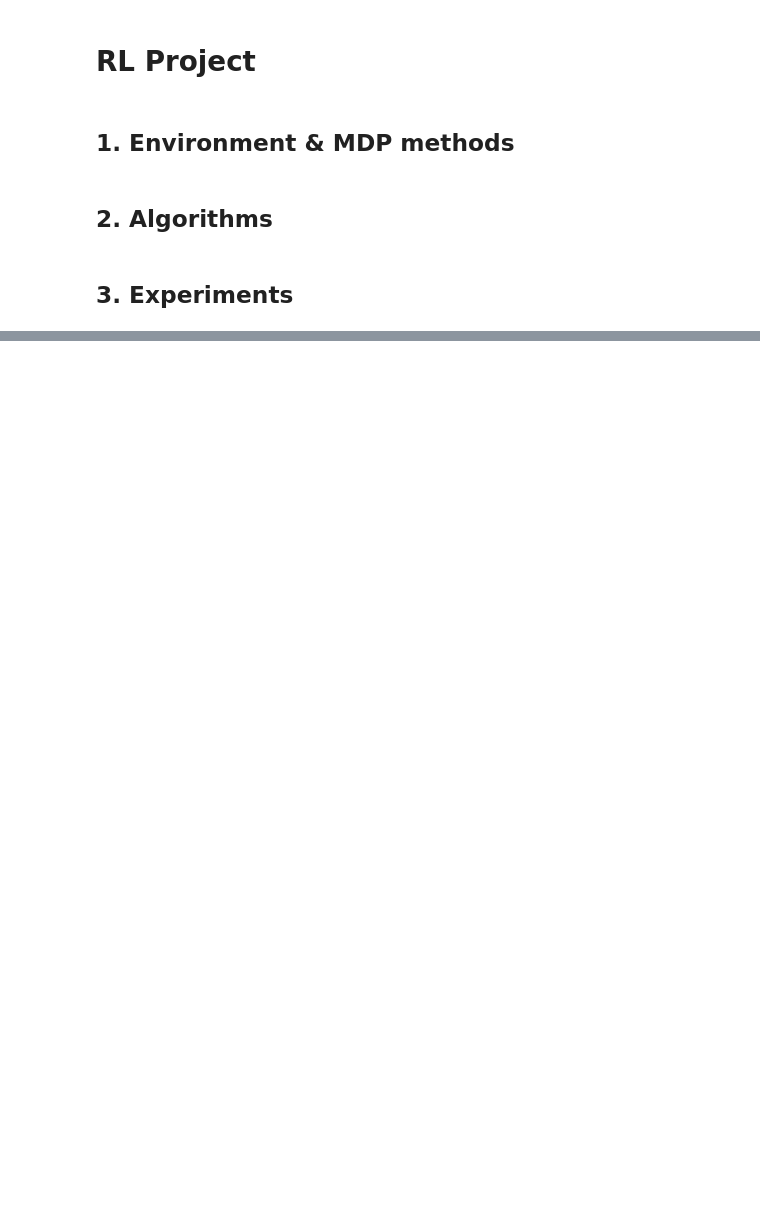
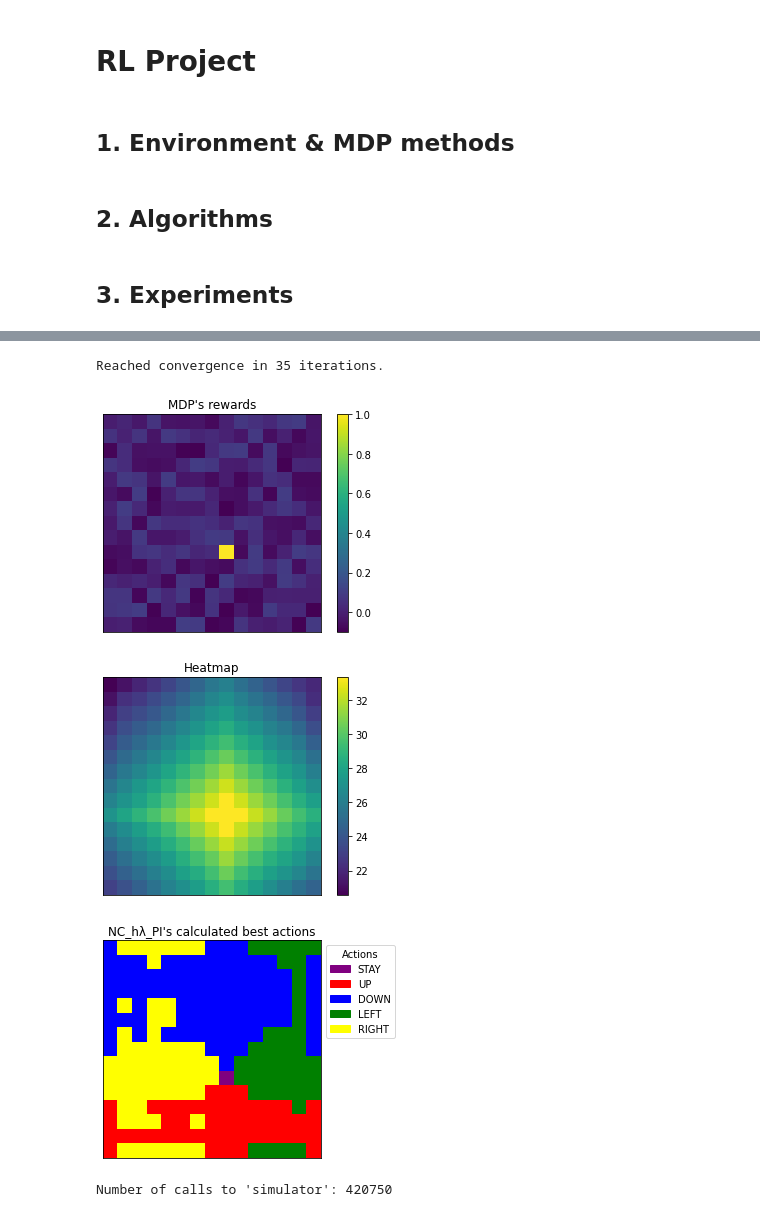
Before and after one commit to AdamPrevost/INF8953, a Jupyter notebook: Project.ipynb, the cells around one changed output, grey strips where cells are left out. Cells and saved outputs as stored; diff of their text form; code cells hidden in the pictures; blank space fills up the shorter version.

```diff
--- a/Project.ipynb
+++ b/Project.ipynb
@@ -249,6 +273,7 @@ def h_PI(mdp, h = 1, tolerance = TOLERANCE):
         policy, V = mdp.utils.get_h_greedy_policy(Vs[-1], h)
         Vs.append(V)
         if np.allclose(Vs[-1], Vs[-2], tolerance): break
+    print(f'Reached convergence in {len(Vs)} iterations.')
     return policy, V
 
 def NC_hm_PI(mdp, h = 1, m = 1, tolerance = TOLERANCE):
@@ -258,10 +283,22 @@ def hm_PI(mdp, h = 1, m = 1, tolerance = TOLERANCE):
     pass
 
 def NC_hλ_PI(mdp, h = 1, λ = 1, tolerance = TOLERANCE):
-    pass
+    Vs = [mdp.V]
+    while True:
+        policy, V = mdp.utils.get_NC_λ_greedy_policy(Vs[-1], λ, h)
+        Vs.append(V)
+        if np.allclose(Vs[-1], Vs[-2], tolerance): break
+    print(f'Reached convergence in {len(Vs)} iterations.')
+    return policy, V
 
 def hλ_PI(mdp, h = 1, λ = 1, tolerance = TOLERANCE):
-    pass
+    Vs = [mdp.V]
+    while True:
+        policy, V = mdp.utils.get_λ_greedy_policy(Vs[-1], λ, h)
+        Vs.append(V)
+        if np.allclose(Vs[-1], Vs[-2], tolerance): break
+    print(f'Reached convergence in {len(Vs)} iterations.')
+    return policy, V
 # %% [markdown]
 ## 3. Experiments
 # %%
@@ -277,0 +318,14 @@ mdp.displayer.display_actions(mdp.utils.greedy_policy_to_actions(policy), title
+# %%
+# NC_hλ_PI example
+mdp.reset()
+policy, V = NC_hλ_PI(mdp, h = 10, λ=0.95)
+mdp.displayer.display_rewards(title = "MDP's rewards")
+mdp.displayer.display_heatmap(V)
+mdp.displayer.display_actions(mdp.utils.greedy_policy_to_actions(policy), title = "NC_hλ_PI's calculated best actions")
+print(f"Number of calls to 'simulator': {mdp.n_calls}")
+# %% [output]
+Reached convergence in 35 iterations.
+[figure, added]
+[figure, added]
+[figure, added]
+Number of calls to 'simulator': 420750
```
Also changed, not shown: parts of 3 cells of this notebook.
